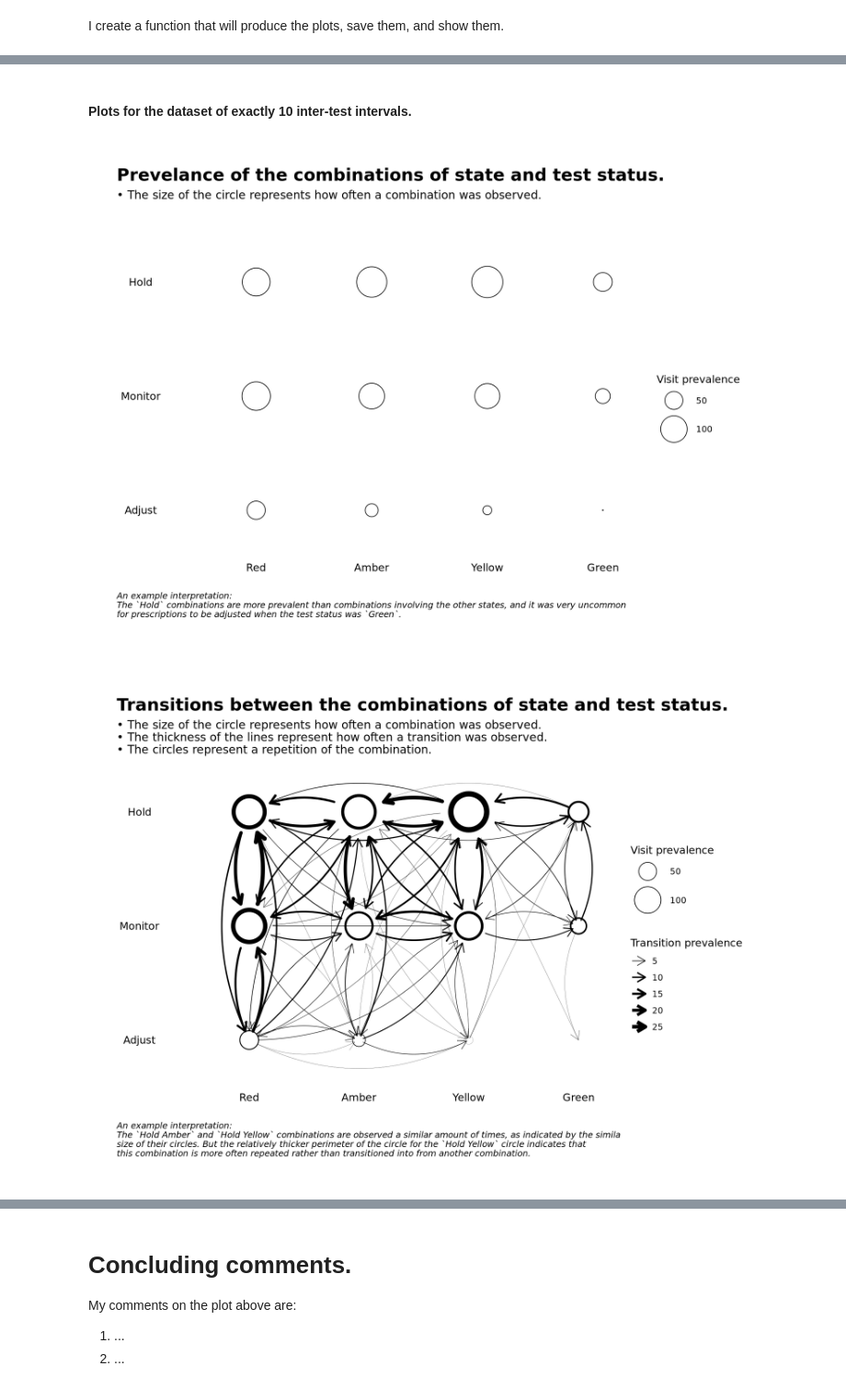
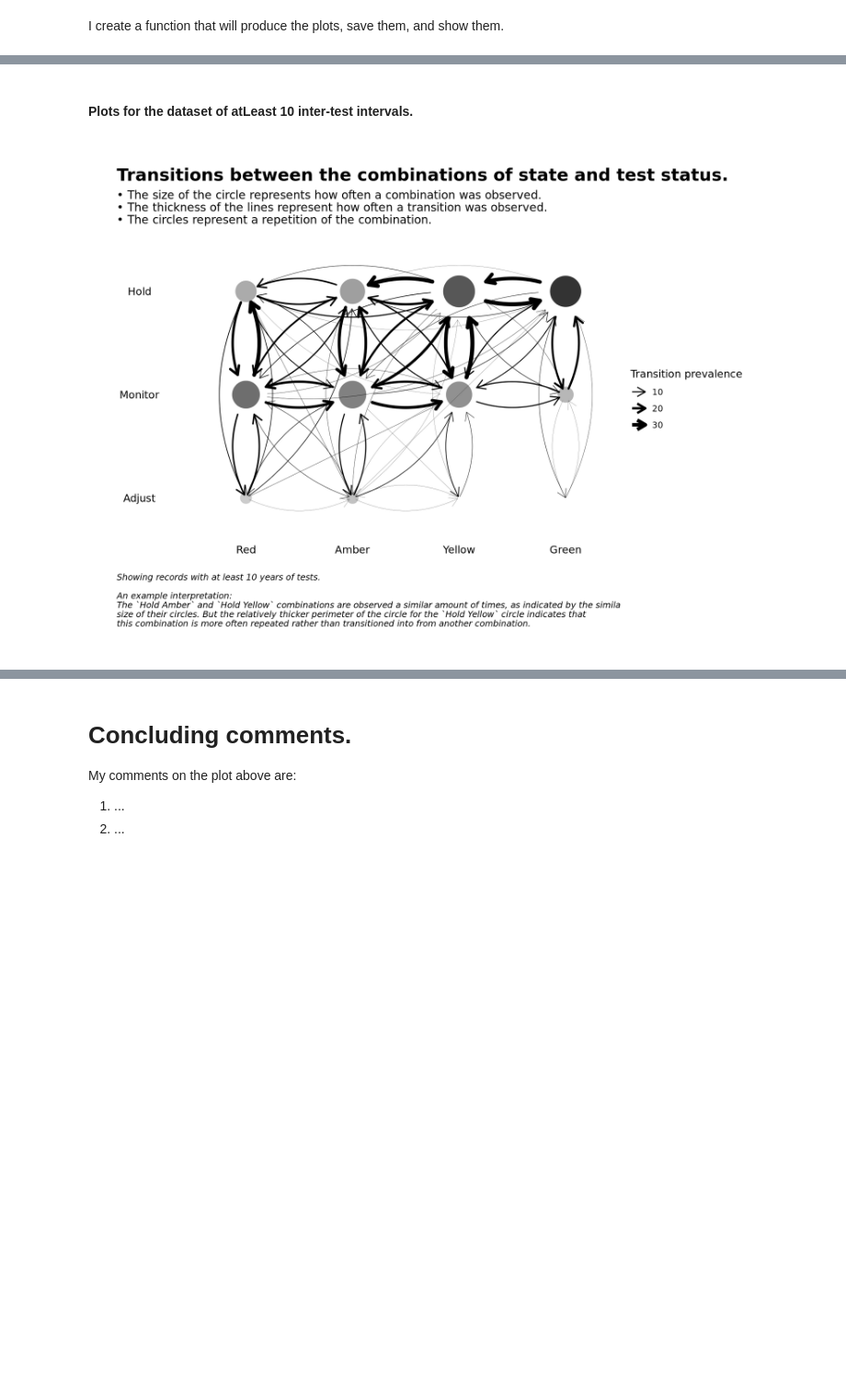
Before and after one commit to ConnectedBradford/c-mcinerney-workspace, a Jupyter notebook: RESHAPE/Glasziou_study_0yearsSinceDiagnosis_transitions_plot.ipynb, the cells around one changed output, grey strips where cells are left out. Shown at 92% size. Cells and saved outputs as stored; diff of their text form; code cells hidden in the pictures; blank space fills up the shorter version.

```diff
--- a/RESHAPE/Glasziou_study_0yearsSinceDiagnosis_transitions_plot.ipynb
+++ b/RESHAPE/Glasziou_study_0yearsSinceDiagnosis_transitions_plot.ipynb
@@ -653,25 +663,25 @@ fnc__plot_transition_matrices(
 # %% [markdown]
-#### Plots for the dataset of exactly 10 inter-test intervals.
+#### Plots for the dataset of atLeast 10 inter-test intervals.
-# %%
-fnc__plot_transition_matrices(
-    plot_data = transitions__exactly_10
-    ,save.name = paste0( followup_delay_in_years, "yearsSinceDiagnosis_exactly_10" )
-    ,caption.axes.plot = ""
-    ,caption.visits.plot =
-        paste0(
-            "An example interpretation:\n"
-            ,"The `Hold` combinations are more prevalent than combinations involving the other states, and it was very uncommon\n"
-            ,"for prescriptions to be adjusted when the test status was `Green`.\n"
-        )
-    ,caption.transitions.plot =
-        paste0(
-            "An example interpretation:\n"
-            ,"The `Hold Amber` and `Hold Yellow` combinations are observed a similar amount of times, as indicated by the simila\n"
-            ,"size of their circles. But the relatively thicker perimeter of the circle for the `Hold Yellow` circle indicates that\n"
-            ,"this combination is more often repeated rather than transitioned into from another combination."
-        )
-)
-# %% [output]
-[figure, removed]
-[figure, removed]
+# %%
+fnc__plot_transition_matrices(
+    plot_data = transitions__atLeast_10
+    ,save.name = paste0( followup_delay_in_years, "yearsSinceDiagnosis_atLeast_10" )
+    ,caption.axes.plot = ""
+    ,caption.visits.plot =
+        paste0(
+            "An example interpretation:\n"
+            ,"The `Hold` combinations are more prevalent than combinations involving the other states, and it was very uncommon\n"
+            ,"for prescriptions to be adjusted when the test status was `Green`.\n"
+        )
+    ,caption.transitions.plot =
+        paste0(
+            "Showing records with at least 10 years of tests.\n\n"
+            ,"An example interpretation:\n"
+            ,"The `Hold Amber` and `Hold Yellow` combinations are observed a similar amount of times, as indicated by the simila\n"
+            ,"size of their circles. But the relatively thicker perimeter of the circle for the `Hold Yellow` circle indicates that\n"
+            ,"this combination is more often repeated rather than transitioned into from another combination."
+        )
+)
+# %% [output]
+[figure, added]
 # %% [markdown]
```
Also changed, not shown: parts of 17 cells of this notebook, 1 other file.
